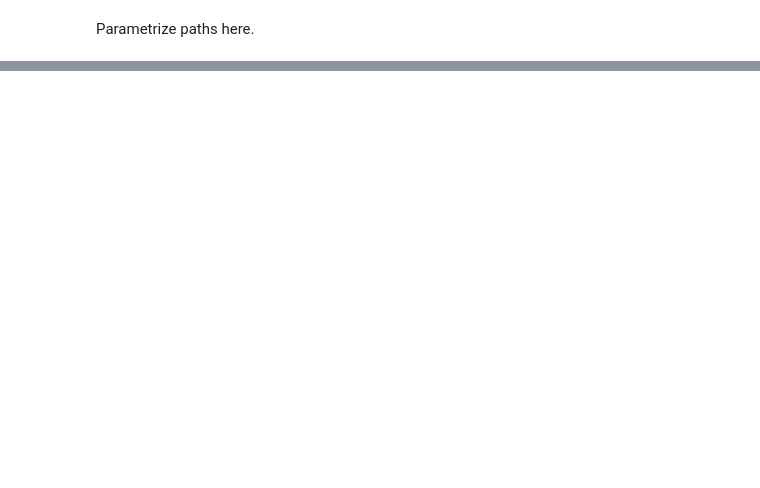
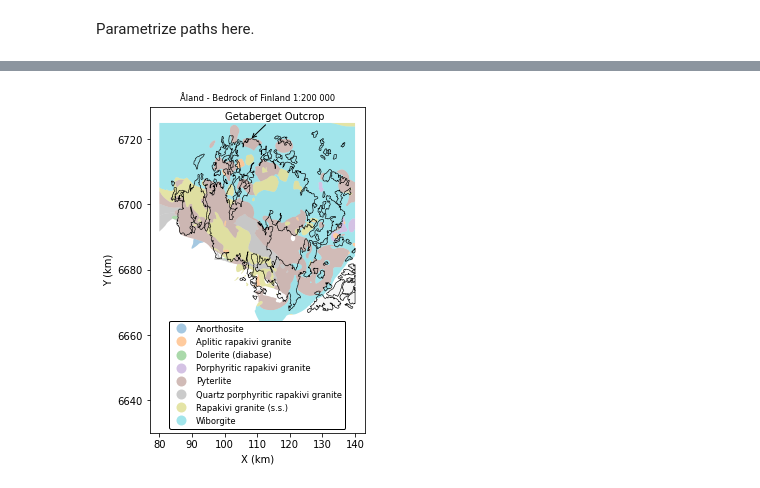
Before and after one commit to nialov/fractopo-subsampling, a Jupyter notebook: scripts_and_notebooks/notebooks/Aland_Map_Figure_1.ipynb, the cells around one changed output, grey strips where cells are left out. Drawn from its saved outputs; the diff is of its cells as text; code cells hidden in the pictures; blank space fills up the shorter version.

```diff
--- a/scripts_and_notebooks/notebooks/Aland_Map_Figure_1.ipynb
+++ b/scripts_and_notebooks/notebooks/Aland_Map_Figure_1.ipynb
@@ -109,0 +137,43 @@ fig.savefig(subsampling_config.results_path / "SF_map.svg", bbox_inches="tight")
+# %%
+fig, ax = plt.subplots(figsize=(8.27, 6))
+
+clip_box = box(80000, 6.65e6, 140000, 6.725e6)
+
+rajat_clip = gpd.clip(rajat.loc[rajat_largest_index], clip_box)
+bedrock_gdf_clip = gpd.clip(bedrock_gdf, clip_box)
+
+rajat_clip.plot(linewidth=0, ax=ax, color="black", alpha=0.03)
+rajat_clip.boundary.plot(linewidth=0.6, ax=ax, color="black")
+bedrock_gdf_clip.loc[bedrock_gdf_clip["SUITE_"] == "Åland rapakivi suite"].plot(
+    linewidth=1,
+    ax=ax,
+    alpha=0.4,
+    column="ROCK_NAME_",
+    legend=True,
+    legend_kwds={
+        "edgecolor": "black",
+        "loc": "lower center",
+        "framealpha": 1,
+        "fontsize": "small",
+    },
+)
+ax.annotate(
+    xy=shoreline_point,
+    text="Getaberget Outcrop",
+    xytext=((100000, 6.727 * 1e6)),
+    arrowprops={"arrowstyle": "->"},
+    va="center",
+)
+# ax.set_xlim(70000, 145000)
+ax.set_ylim(6.63e6, 6.73e6)
+ax.set_title("Åland - Bedrock of Finland 1:200 000", fontsize="small")
+
+ax.xaxis.set_major_formatter(plt.FuncFormatter(format_func_m_to_km))
+ax.yaxis.set_major_formatter(plt.FuncFormatter(format_func_m_to_km))
+
+ax.set_ylabel("Y (km)")
+ax.set_xlabel("X (km)")
+
+fig.savefig("../results/aland_islands_lithology.svg", bbox_inches="tight")
+# %% [output]
+[figure, added]
```
Also changed, not shown: parts of 7 cells of this notebook, 25 other files.
